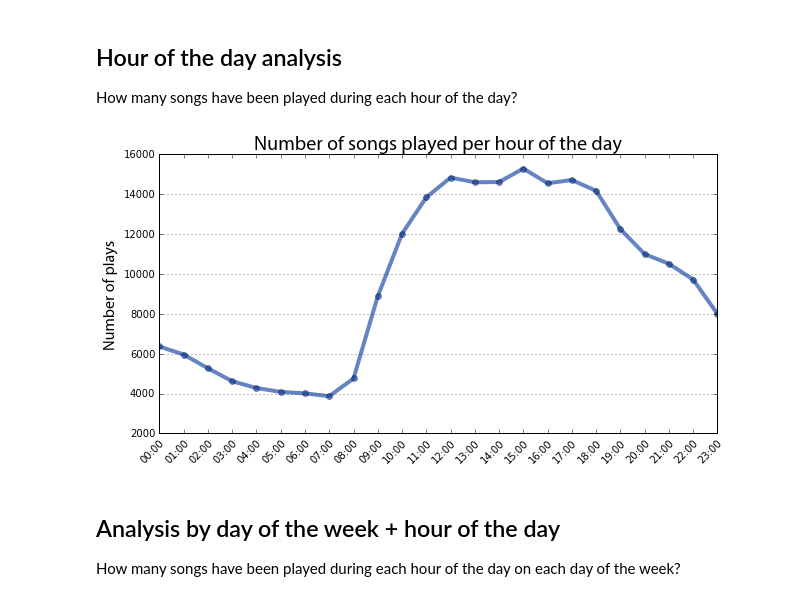
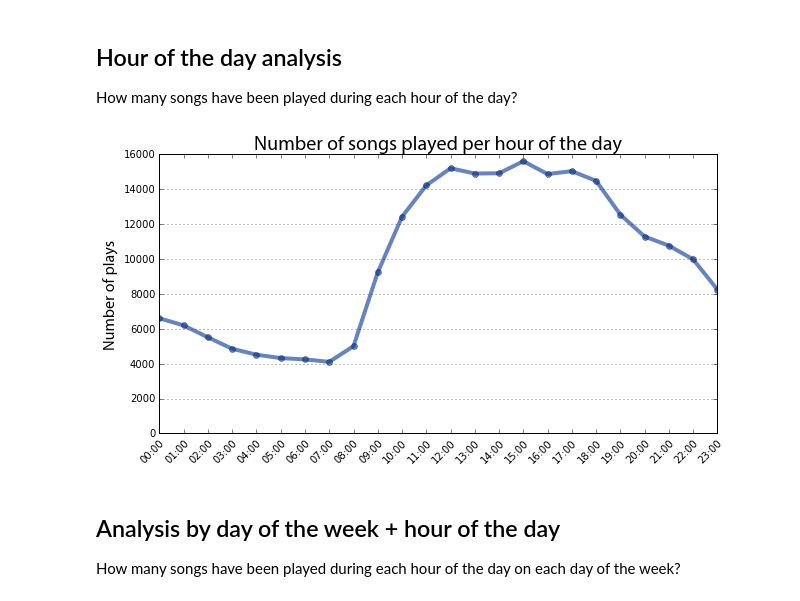
Before and after one commit to gboeing/data-visualization, a Jupyter notebook: lastfm-listening-history/lastfm_analysis.ipynb, the cells around one changed output. Cells and saved outputs as stored; diff of their text form; code cells hidden in the pictures.

```diff
--- a/lastfm-listening-history/lastfm_analysis.ipynb
+++ b/lastfm-listening-history/lastfm_analysis.ipynb
@@ -246,20 +246,21 @@ How many songs have been played during each hour of the day?
 # %%
 hour_counts = scrobbles['hour'].value_counts().sort_index()
 ax = hour_counts.plot(kind='line', figsize=[10, 5], linewidth='4', alpha=0.6, marker='o', color='#003399')
 
 xlabels = hour_counts.index.map(lambda x: '{:02}:00'.format(x))
 ax.set_xticks(range(len(xlabels)))
 ax.set_xticklabels(xlabels, rotation=45, rotation_mode='anchor', ha='right')
 
 ax.yaxis.grid(True)
+ax.set_ylim((0, 16000))
 ax.set_ylabel('Number of plays', fontproperties=label_font)
 ax.set_xlabel('', fontproperties=label_font)
 ax.set_title('Number of songs played per hour of the day', fontproperties=title_font)
 
 plt.savefig('images/lastfm-scrobbles-per-hour.png', dpi=96, bbox_inches='tight')
 plt.show()
 # %% [output]
-[figure, old version]
+[figure, new version]
 # %% [markdown]
 ## Analysis by day of the week + hour of the day
 
```
Also changed, not shown: parts of 28 cells of this notebook, 23 other files.
